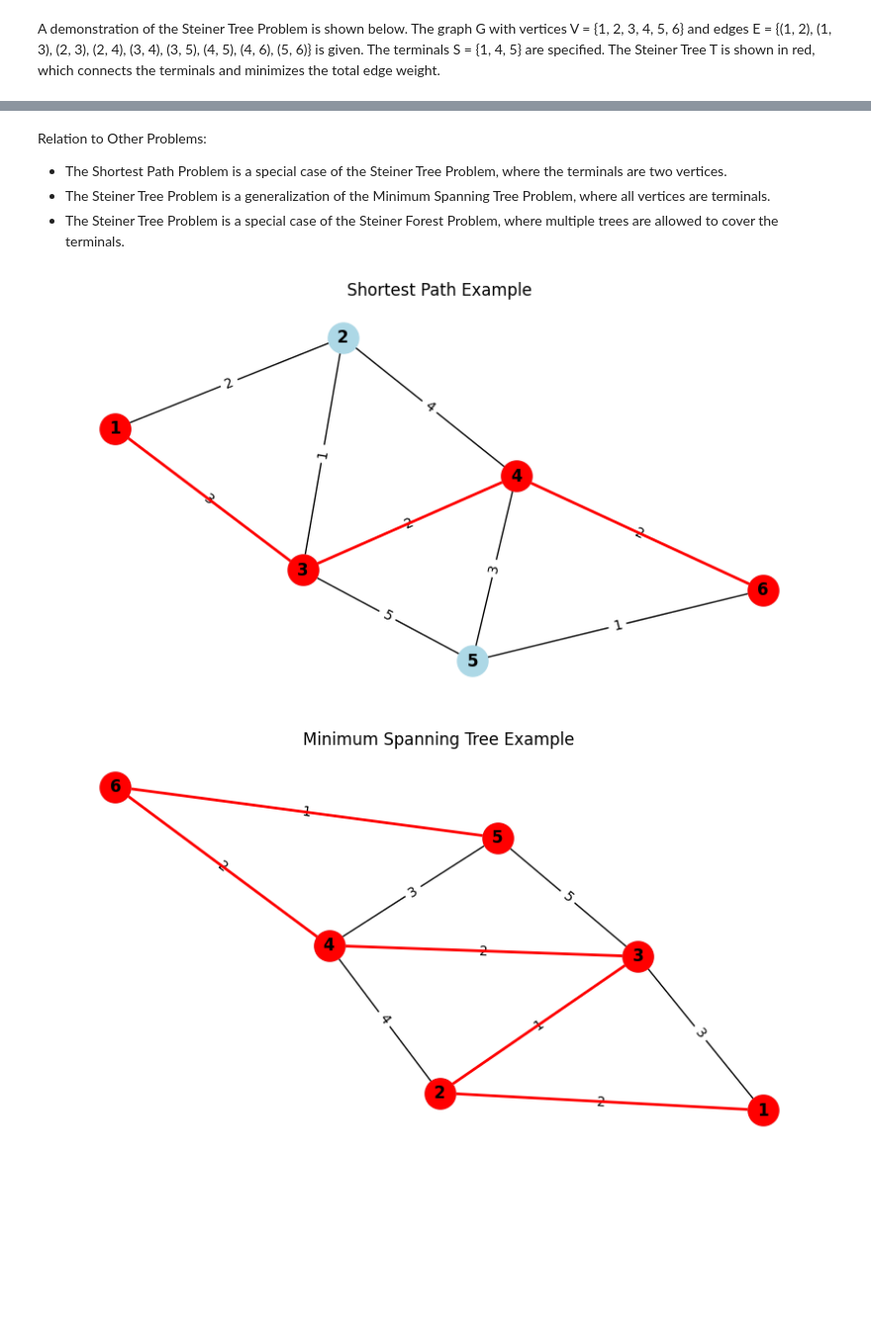
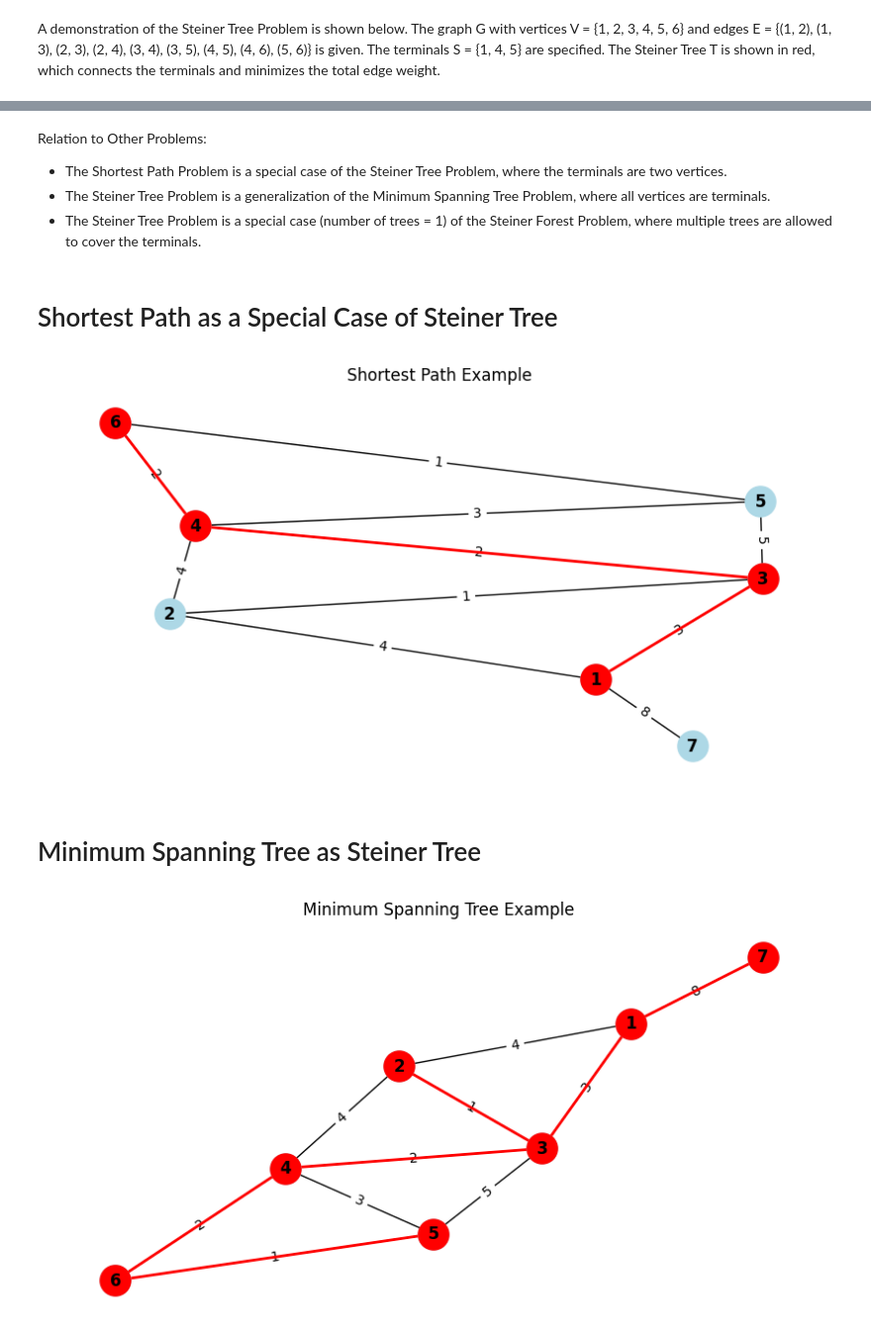
Before and after one commit to 0xjrr/steiner_trees, a Jupyter notebook: steiner_trees.ipynb, the cells around one changed output, grey strips where cells are left out. Shown at 99% size. Cells and saved outputs as stored; diff of their text form; code cells hidden in the pictures; blank space fills up the shorter version.

```diff
--- a/steiner_trees.ipynb
+++ b/steiner_trees.ipynb
@@ -13,13 +15,13 @@ A demonstration of the Steiner Tree Problem is shown below. The graph G with ver
 # Create a weighted graph
 G = nx.Graph()
 edges = [
-    (1, 2, 2), (1, 3, 3), (2, 3, 1), (2, 4, 4), (3, 4, 2),
-    (3, 5, 5), (4, 5, 3), (4, 6, 2), (5, 6, 1)
+    (1, 2, 4), (1, 3, 3), (2, 3, 1), (2, 4, 4), (3, 4, 2),
+    (3, 5, 5), (4, 5, 3), (4, 6, 2), (5, 6, 1), (1, 7, 8)
 ]
 G.add_weighted_edges_from(edges)
 # %%
 # Define the subset S of vertices (terminals)
-S = {1, 4, 5}
+S = {1, 4, 5, 7}
 # %%
 # Find the Steiner Tree
 steiner_tree = nx.algorithms.approximation.steiner_tree(G, S)
@@ -47,18 +51,22 @@ draw_graph(G, steiner_tree)
 Relation to Other Problems:
 - The Shortest Path Problem is a special case of the Steiner Tree Problem, where the terminals are two vertices.
 - The Steiner Tree Problem is a generalization of the Minimum Spanning Tree Problem, where all vertices are terminals.
-- The Steiner Tree Problem is a special case of the Steiner Forest Problem, where multiple trees are allowed to cover the terminals.
+- The Steiner Tree Problem is a special case (number of trees = 1) of the Steiner Forest Problem, where multiple trees are allowed to cover the terminals.
+# %% [markdown]
+# Shortest Path as a Special Case of Steiner Tree
 # %%
 # Shortest path between two nodes {1, 6}
 S = {1, 6}
 steiner_tree = nx.algorithms.approximation.steiner_tree(G, S)
 draw_graph(G, steiner_tree, title="Shortest Path Example")
 # %% [output]
-[figure, old version]
+[figure, new version]
+# %% [markdown]
+# Minimum Spanning Tree as Steiner Tree
 # %%
 # Minimum spanning tree
-S = {1, 2, 3, 4, 5, 6}
+S = {1, 2, 3, 4, 5, 6, 7}
 steiner_tree = nx.algorithms.approximation.steiner_tree(G, S)
 draw_graph(G, steiner_tree, title="Minimum Spanning Tree Example")
 # %% [output]
-[figure, old version]
+[figure, new version]
```
Also changed, not shown: parts of 17 cells of this notebook.
